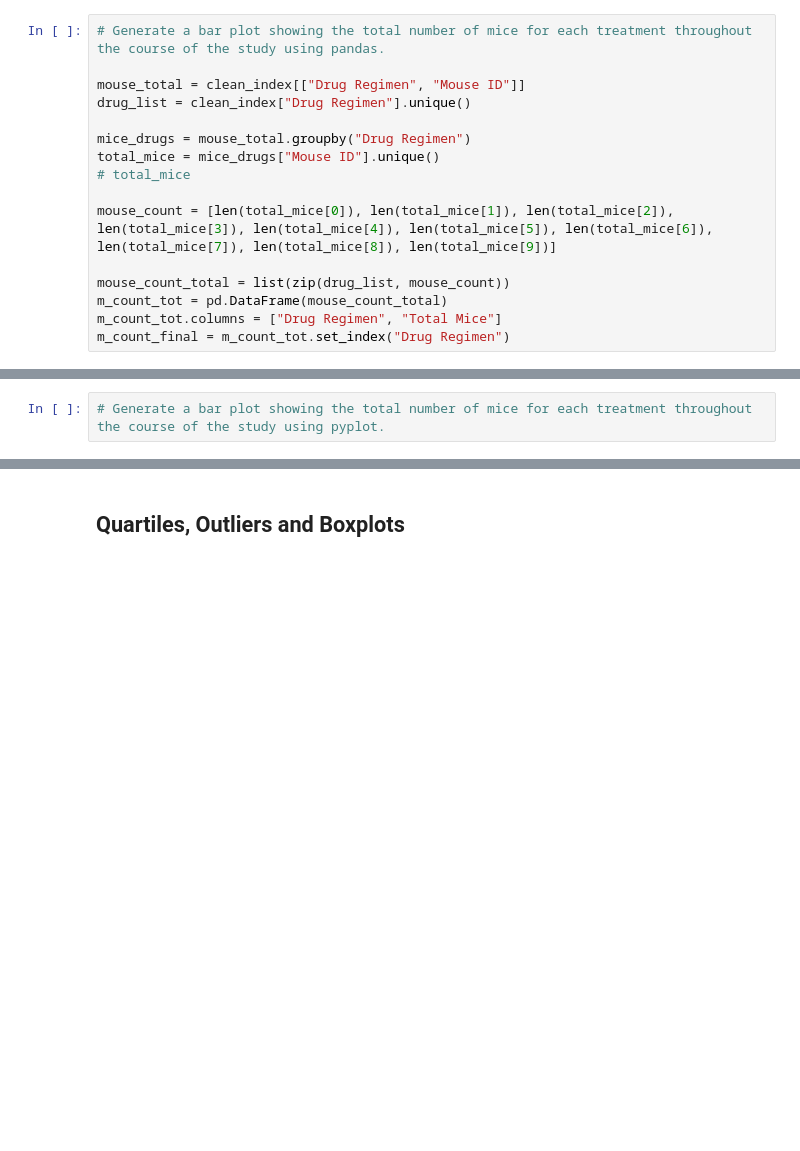
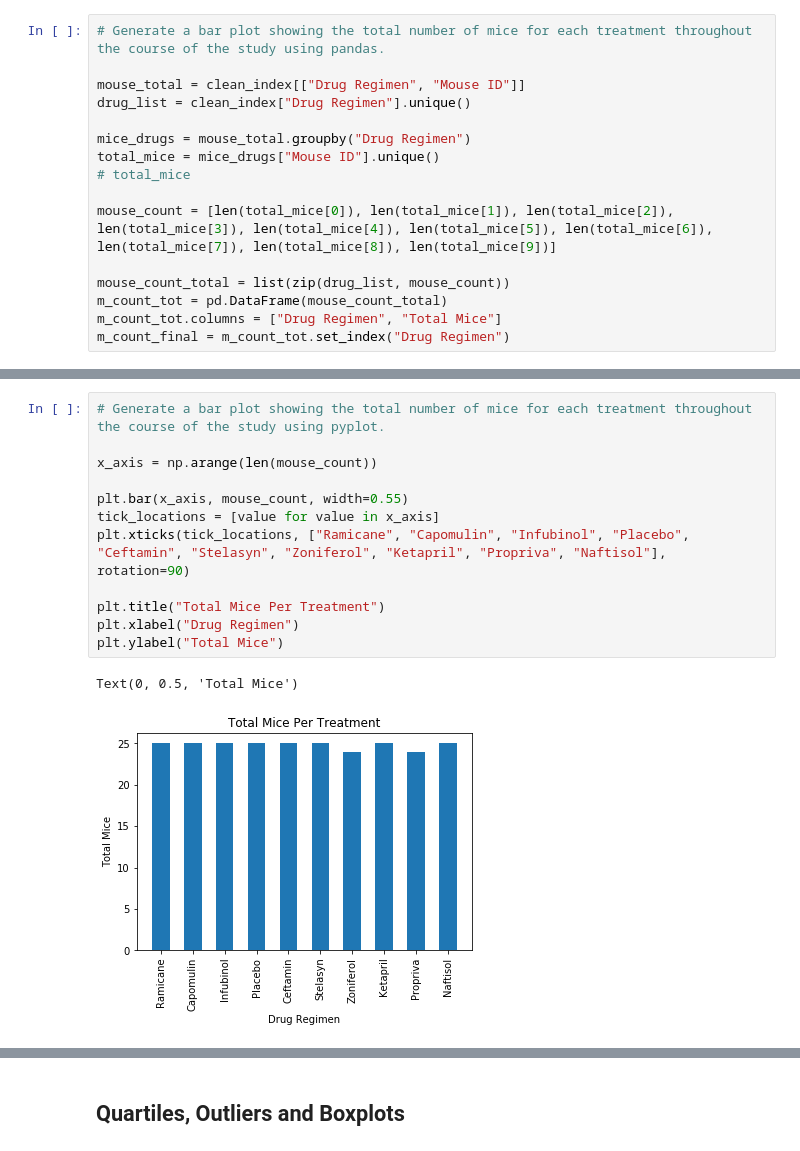
Before and after one commit to msckat11/matplotlib-challenge, a Jupyter notebook: pymaceuticals_starter.ipynb, the cells around one changed output, grey strips where cells are left out. Cells and saved outputs as stored; diff of their text form; blank space fills up the shorter version.

```diff
--- a/pymaceuticals_starter.ipynb
+++ b/pymaceuticals_starter.ipynb
@@ -204,2 +190,15 @@ Text(0, 0.5, 'Total Mice')
 # %%
 # Generate a bar plot showing the total number of mice for each treatment throughout the course of the study using pyplot.
+
+x_axis = np.arange(len(mouse_count))
+
+plt.bar(x_axis, mouse_count, width=0.55)
+tick_locations = [value for value in x_axis]
+plt.xticks(tick_locations, ["Ramicane", "Capomulin", "Infubinol", "Placebo", "Ceftamin", "Stelasyn", "Zoniferol", "Ketapril", "Propriva", "Naftisol"], rotation=90)
+
+plt.title("Total Mice Per Treatment")
+plt.xlabel("Drug Regimen")
+plt.ylabel("Total Mice")
+# %% [output]
+Text(0, 0.5, 'Total Mice')
+[figure, added]
```
Also changed, not shown: parts of 7 cells of this notebook.
